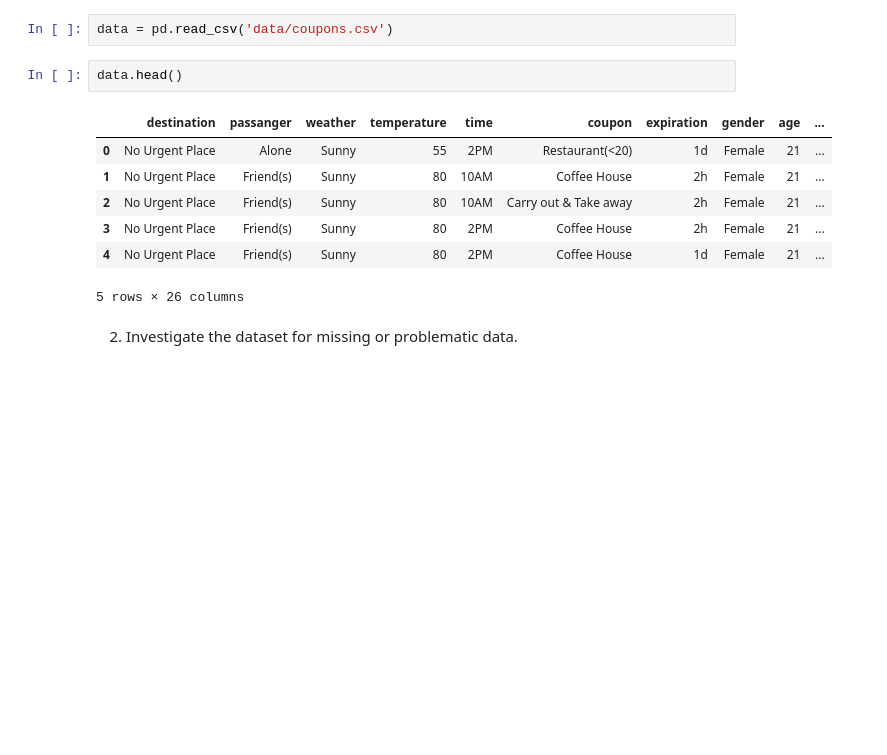
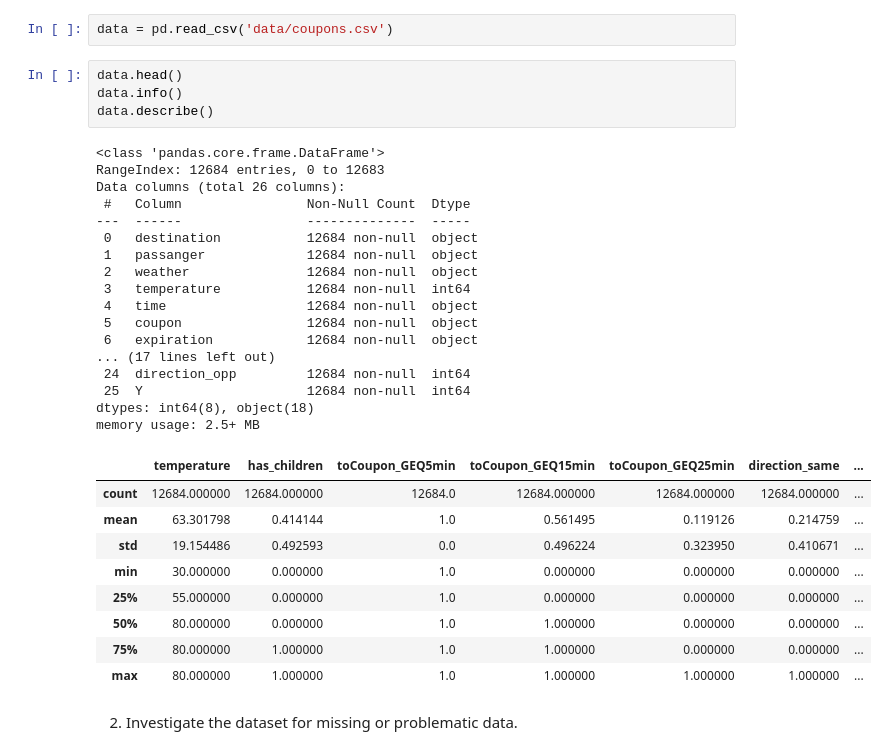
Before and after one commit to snipe-ds/DS_Projects, a Jupyter notebook: assignment5_1_starter/prompt.ipynb, the cells around one changed output. Saved outputs shown, nothing was run; the diff lists cells and outputs as text; blank space fills up the shorter version.

```diff
--- a/assignment5_1_starter/prompt.ipynb
+++ b/assignment5_1_starter/prompt.ipynb
@@ -71,13 +71,34 @@ Use the prompts below to get started with your data analysis.
 data = pd.read_csv('data/coupons.csv')
 # %%
 data.head()
+data.info()
+data.describe()
 # %% [output]
+<class 'pandas.core.frame.DataFrame'>
+RangeIndex: 12684 entries, 0 to 12683
+Data columns (total 26 columns):
+ #   Column                Non-Null Count  Dtype
+---  ------                --------------  -----
+ 0   destination           12684 non-null  object
+ 1   passanger             12684 non-null  object
+ 2   weather               12684 non-null  object
+ 3   temperature           12684 non-null  int64
+ 4   time                  12684 non-null  object
+ 5   coupon                12684 non-null  object
+ 6   expiration            12684 non-null  object
+... (17 lines left out)
+ 24  direction_opp         12684 non-null  int64
+ 25  Y                     12684 non-null  int64
+dtypes: int64(8), object(18)
+memory usage: 2.5+ MB
-|  | destination | passanger | weather | temperature | time | coupon | expiration | gender | age | ... |
-| 0 | No Urgent Place | Alone | Sunny | 55 | 2PM | Restaurant(<20) | 1d | Female | 21 | ... |
-| 1 | No Urgent Place | Friend(s) | Sunny | 80 | 10AM | Coffee House | 2h | Female | 21 | ... |
-| 2 | No Urgent Place | Friend(s) | Sunny | 80 | 10AM | Carry out & Take away | 2h | Female | 21 | ... |
-| 3 | No Urgent Place | Friend(s) | Sunny | 80 | 2PM | Coffee House | 2h | Female | 21 | ... |
-| 4 | No Urgent Place | Friend(s) | Sunny | 80 | 2PM | Coffee House | 1d | Female | 21 | ... |
+|  | temperature | has_children | toCoupon_GEQ5min | toCoupon_GEQ15min | toCoupon_GEQ25min | direction_same | ... |
+| count | 12684.000000 | 12684.000000 | 12684.0 | 12684.000000 | 12684.000000 | 12684.000000 | ... |
+| mean | 63.301798 | 0.414144 | 1.0 | 0.561495 | 0.119126 | 0.214759 | ... |
+| std | 19.154486 | 0.492593 | 0.0 | 0.496224 | 0.323950 | 0.410671 | ... |
+| min | 30.000000 | 0.000000 | 1.0 | 0.000000 | 0.000000 | 0.000000 | ... |
+| 25% | 55.000000 | 0.000000 | 1.0 | 0.000000 | 0.000000 | 0.000000 | ... |
+| 50% | 80.000000 | 0.000000 | 1.0 | 1.000000 | 0.000000 | 0.000000 | ... |
+| 75% | 80.000000 | 1.000000 | 1.0 | 1.000000 | 0.000000 | 0.000000 | ... |
+| max | 80.000000 | 1.000000 | 1.0 | 1.000000 | 1.000000 | 1.000000 | ... |
-5 rows × 26 columns
 # %% [markdown]
 2. Investigate the dataset for missing or problematic data.
```
Also changed, not shown: parts of 24 cells of this notebook, 2 other files.
